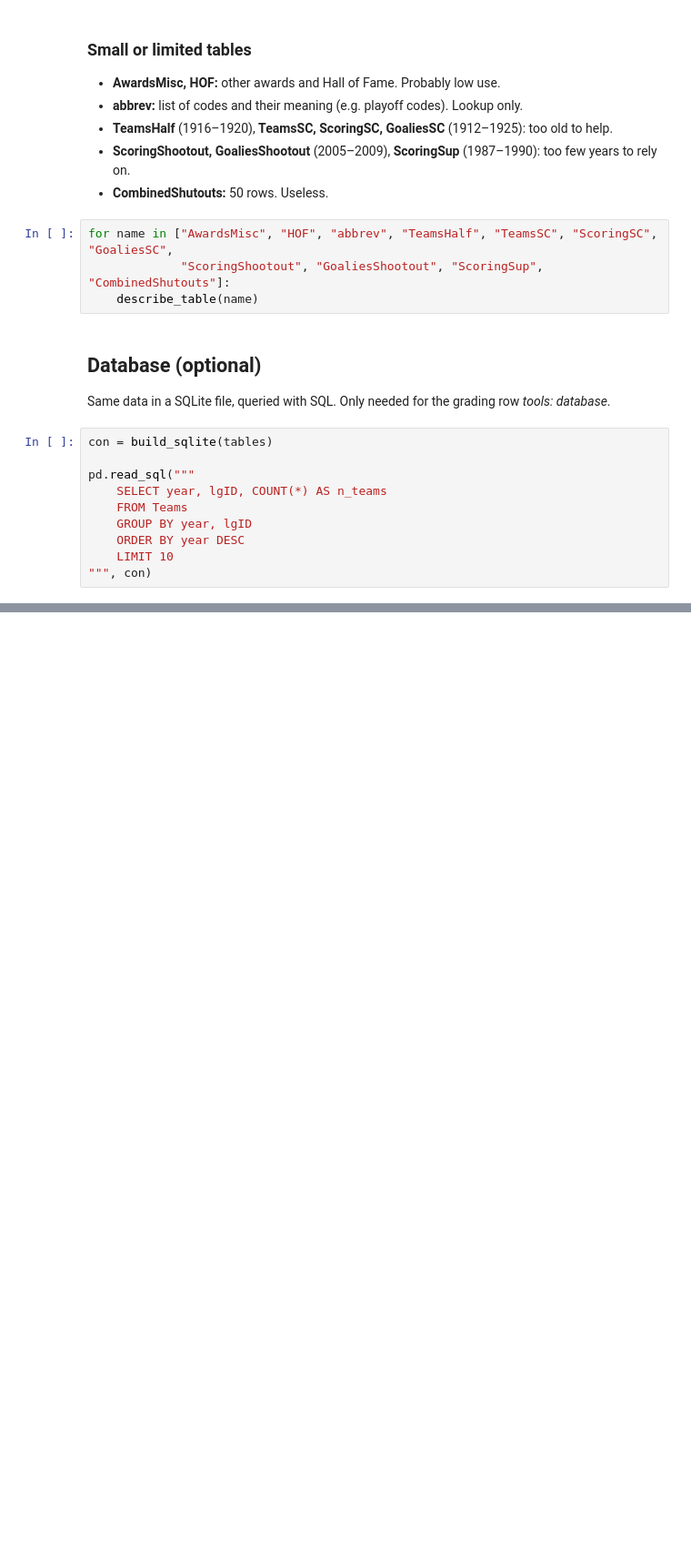
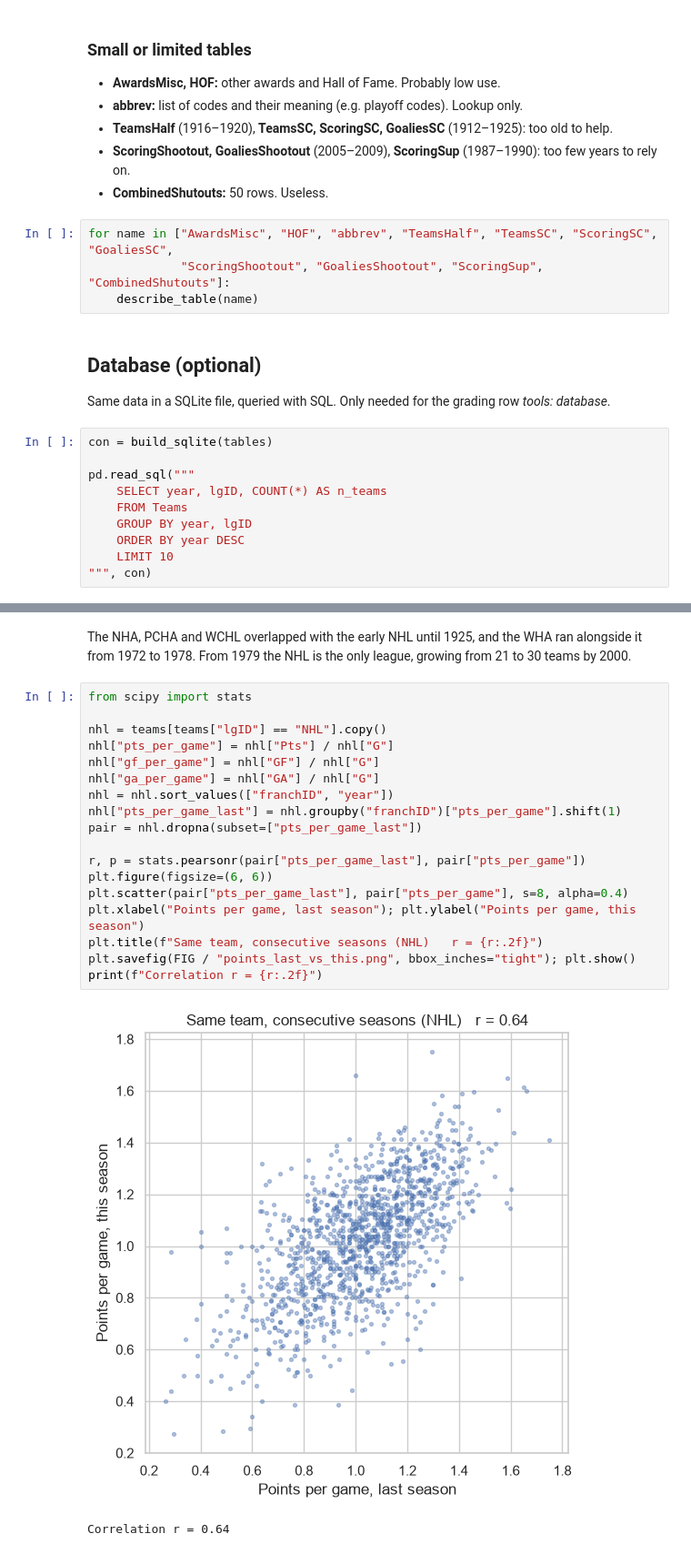
Before and after one commit to up202303702/AC, a Jupyter notebook: notebooks/01_data_overview.ipynb, the cells around one changed output, grey strips where cells are left out. Shown at 91% size. Saved outputs shown, nothing was run; the diff lists cells and outputs as text; blank space fills up the shorter version.

```diff
--- a/notebooks/01_data_overview.ipynb
+++ b/notebooks/01_data_overview.ipynb
@@ -154,0 +167,23 @@ pd.read_sql("""
+# %% [markdown]
+The NHA, PCHA and WCHL overlapped with the early NHL until 1925, and the WHA ran alongside it from 1972 to 1978. From 1979 the NHL is the only league, growing from 21 to 30 teams by 2000.
+# %%
+from scipy import stats
+
+nhl = teams[teams["lgID"] == "NHL"].copy()
+nhl["pts_per_game"] = nhl["Pts"] / nhl["G"]
+nhl["gf_per_game"] = nhl["GF"] / nhl["G"]
+nhl["ga_per_game"] = nhl["GA"] / nhl["G"]
+nhl = nhl.sort_values(["franchID", "year"])
+nhl["pts_per_game_last"] = nhl.groupby("franchID")["pts_per_game"].shift(1)
+pair = nhl.dropna(subset=["pts_per_game_last"])
+
+r, p = stats.pearsonr(pair["pts_per_game_last"], pair["pts_per_game"])
+plt.figure(figsize=(6, 6))
+plt.scatter(pair["pts_per_game_last"], pair["pts_per_game"], s=8, alpha=0.4)
+plt.xlabel("Points per game, last season"); plt.ylabel("Points per game, this season")
+plt.title(f"Same team, consecutive seasons (NHL)   r = {r:.2f}")
+plt.savefig(FIG / "points_last_vs_this.png", bbox_inches="tight"); plt.show()
+print(f"Correlation r = {r:.2f}")
+# %% [output]
+[figure, added]
+Correlation r = 0.64
```
Also changed, not shown: parts of 5 cells of this notebook, 3 other files.
